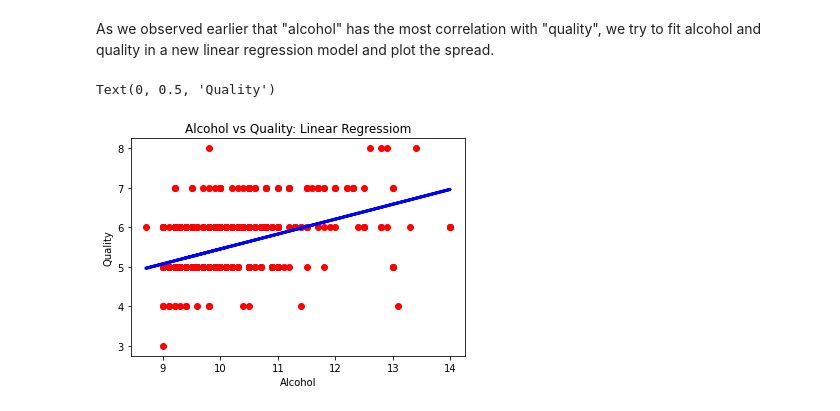
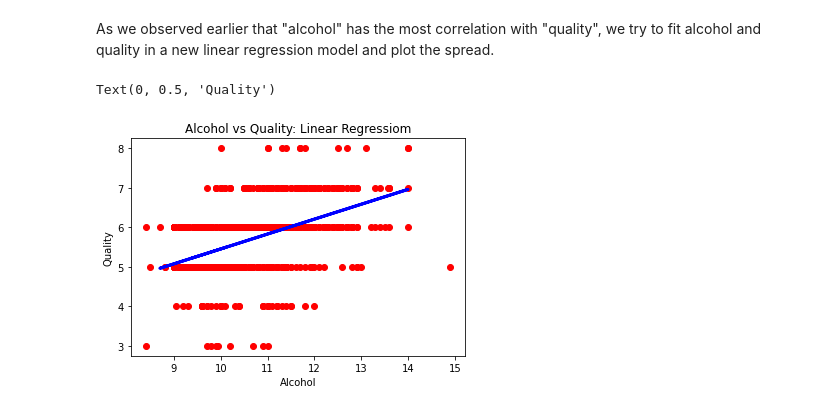
Before and after one commit to rakshaa2000/30-Days-of-ML, a Jupyter notebook: Wine_Quality_Linear_Regression.ipynb, the cells around one changed output. Saved outputs shown, nothing was run; the diff lists cells and outputs as text; code cells hidden in the pictures.

```diff
--- a/Wine_Quality_Linear_Regression.ipynb
+++ b/Wine_Quality_Linear_Regression.ipynb
@@ -91,16 +91,16 @@ As we observed earlier that "alcohol" has the most correlation with "quality", w
 # %%
 regression = LinearRegression()
 X_train = np.array(df['alcohol']).reshape(-1, 1)
 reg = regression.fit(X_train,df['quality'])
 X_test = np.array(df_test['alcohol']).reshape(-1, 1)
 y_pred = reg.predict(X_test)
 y_test = df_test['quality']
 # Plot outputs
-plt.scatter(X_test, y_test,  color='red')
+plt.scatter(X_train, df['quality'],  color='red')
 plt.plot(X_test, y_pred, color='blue', linewidth=3)
 plt.title("Alcohol vs Quality: Linear Regressiom")
 plt.xlabel("Alcohol")
 plt.ylabel("Quality")
 # %% [output]
 Text(0, 0.5, 'Quality')
-[figure, old version]
+[figure, new version]
```
